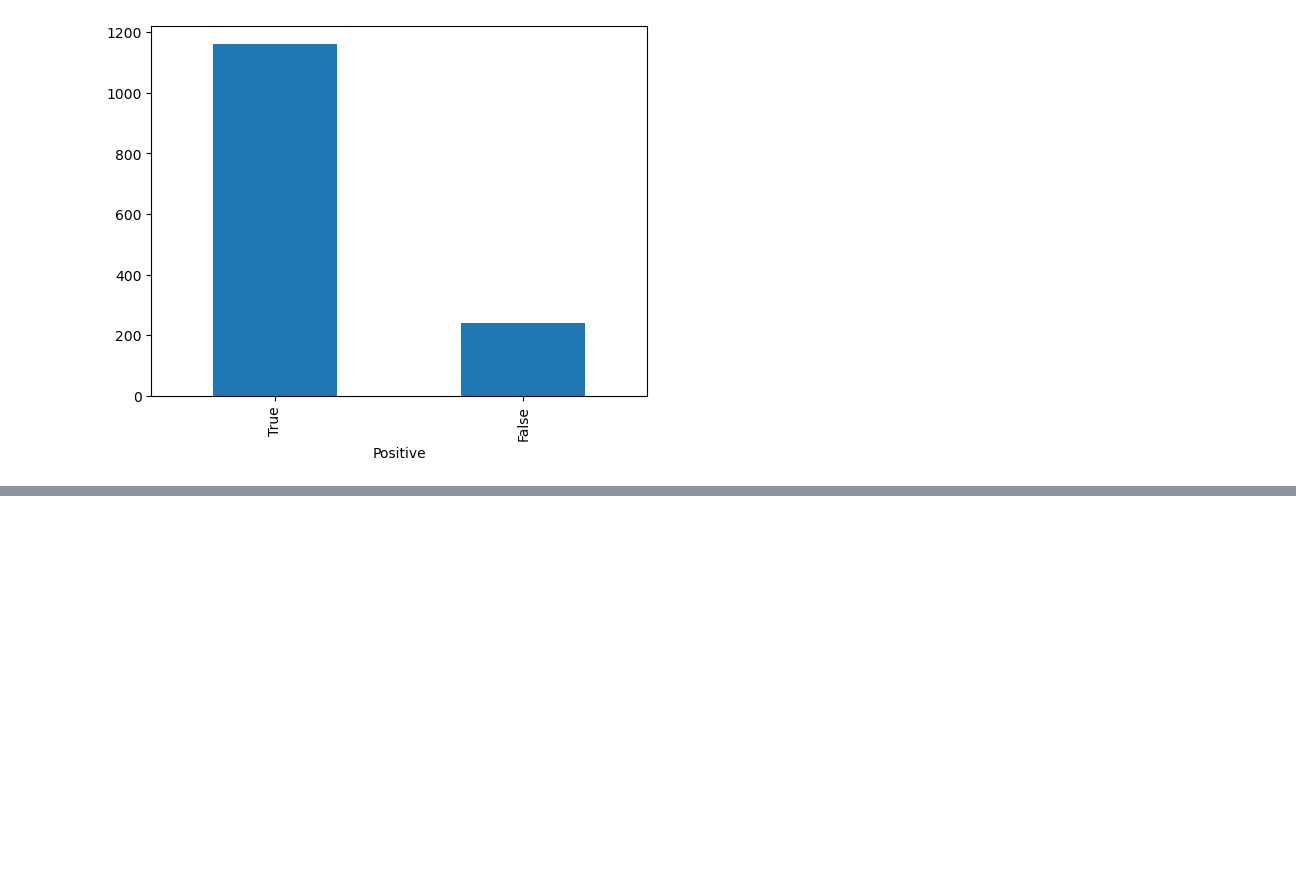
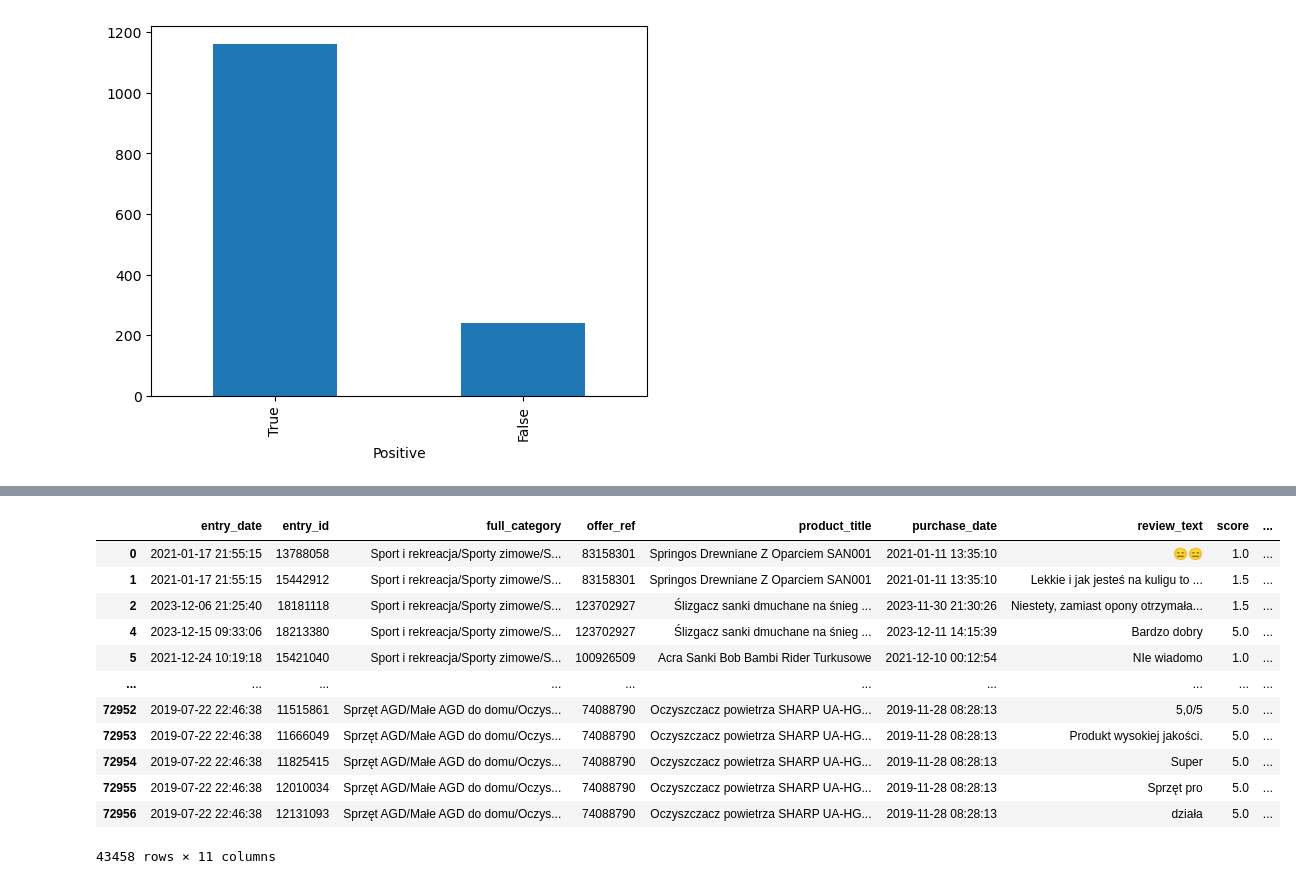
Before and after one commit to LazyDart/Ceneo-Scrape, a Jupyter notebook: First Count Analysis.ipynb, the cells around one changed output, grey strips where cells are left out. Saved outputs shown, nothing was run; the diff lists cells and outputs as text; code cells hidden in the pictures; blank space fills up the shorter version.

```diff
--- a/First Count Analysis.ipynb
+++ b/First Count Analysis.ipynb
@@ -102,3 +102,19 @@ data_with_limits["offer_ref"].nunique()
+# %%
+data_with_limits[data_with_limits["Rating"] != "Medium"]
+# %% [output]
+|  | entry_date | entry_id | full_category | offer_ref | product_title | purchase_date | review_text | score | ... |
+| 0 | 2021-01-17 21:55:15 | 13788058 | Sport i rekreacja/Sporty zimowe/S... | 83158301 | Springos Drewniane Z Oparciem SAN001 | 2021-01-11 13:35:10 | 😑😑 | 1.0 | ... |
+| 1 | 2021-01-17 21:55:15 | 15442912 | Sport i rekreacja/Sporty zimowe/S... | 83158301 | Springos Drewniane Z Oparciem SAN001 | 2021-01-11 13:35:10 | Lekkie i jak jesteś na kuligu to ... | 1.5 | ... |
+| 2 | 2023-12-06 21:25:40 | 18181118 | Sport i rekreacja/Sporty zimowe/S... | 123702927 | Ślizgacz sanki dmuchane na śnieg ... | 2023-11-30 21:30:26 | Niestety, zamiast opony otrzymała... | 1.5 | ... |
+| 4 | 2023-12-15 09:33:06 | 18213380 | Sport i rekreacja/Sporty zimowe/S... | 123702927 | Ślizgacz sanki dmuchane na śnieg ... | 2023-12-11 14:15:39 | Bardzo dobry | 5.0 | ... |
+| 5 | 2021-12-24 10:19:18 | 15421040 | Sport i rekreacja/Sporty zimowe/S... | 100926509 | Acra Sanki Bob Bambi Rider Turkusowe | 2021-12-10 00:12:54 | NIe wiadomo | 1.0 | ... |
+| ... | ... | ... | ... | ... | ... | ... | ... | ... | ... |
+| 72952 | 2019-07-22 22:46:38 | 11515861 | Sprzęt AGD/Małe AGD do domu/Oczys... | 74088790 | Oczyszczacz powietrza SHARP UA-HG... | 2019-11-28 08:28:13 | 5,0/5 | 5.0 | ... |
+| 72953 | 2019-07-22 22:46:38 | 11666049 | Sprzęt AGD/Małe AGD do domu/Oczys... | 74088790 | Oczyszczacz powietrza SHARP UA-HG... | 2019-11-28 08:28:13 | Produkt wysokiej jakości. | 5.0 | ... |
+| 72954 | 2019-07-22 22:46:38 | 11825415 | Sprzęt AGD/Małe AGD do domu/Oczys... | 74088790 | Oczyszczacz powietrza SHARP UA-HG... | 2019-11-28 08:28:13 | Super | 5.0 | ... |
+| 72955 | 2019-07-22 22:46:38 | 12010034 | Sprzęt AGD/Małe AGD do domu/Oczys... | 74088790 | Oczyszczacz powietrza SHARP UA-HG... | 2019-11-28 08:28:13 | Sprzęt pro | 5.0 | ... |
+| 72956 | 2019-07-22 22:46:38 | 12131093 | Sprzęt AGD/Małe AGD do domu/Oczys... | 74088790 | Oczyszczacz powietrza SHARP UA-HG... | 2019-11-28 08:28:13 | działa | 5.0 | ... |
+43458 rows × 11 columns
 # %%
 data_with_limits["Rating"].value_counts().plot(kind="bar")
 # %% [output]
```
Also changed, not shown: parts of 8 cells of this notebook, 3 other files.
